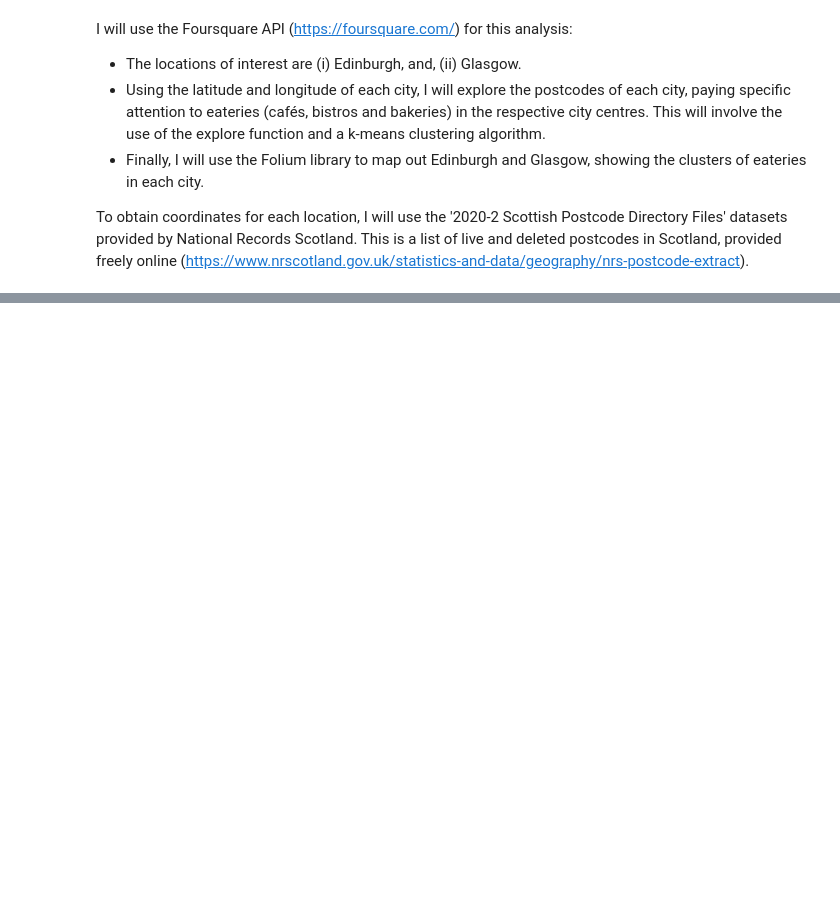
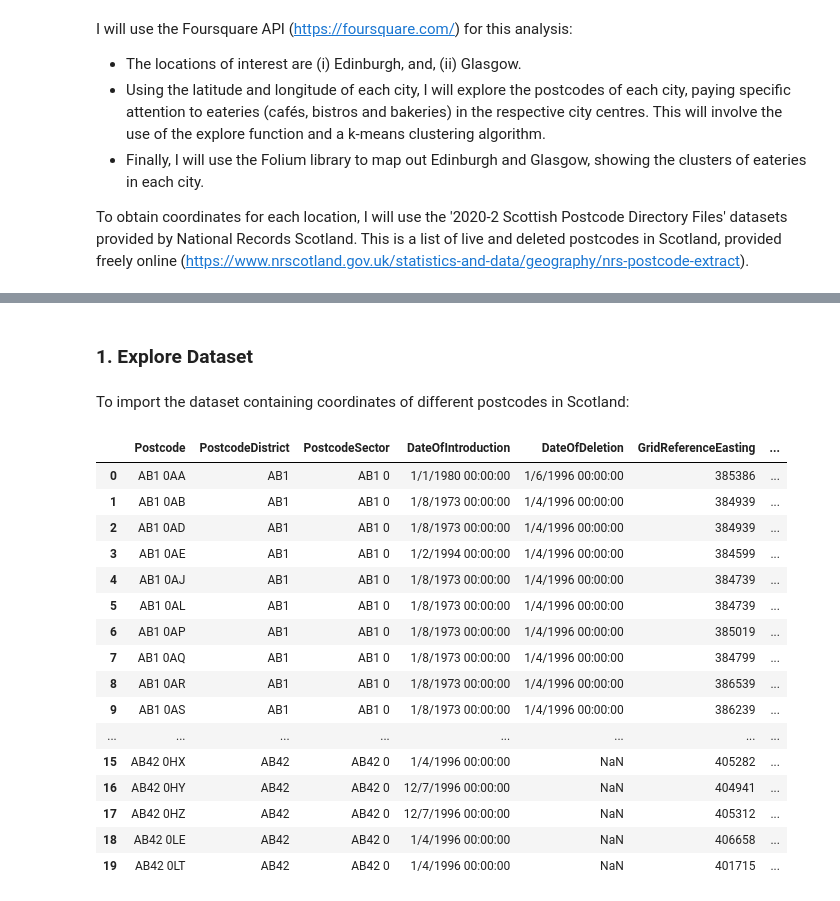
Before and after one commit to lolater/Coursera_Capstone, a Jupyter notebook: Coursera Capstone.ipynb, the cells around one changed output, grey strips where cells are left out. Saved outputs shown, nothing was run; the diff lists cells and outputs as text; code cells hidden in the pictures; blank space fills up the shorter version.

```diff
--- a/Coursera Capstone.ipynb
+++ b/Coursera Capstone.ipynb
@@ -24,0 +29,26 @@ To obtain coordinates for each location, I will use the '2020-2 Scottish Postcod
+# %%
+import numpy as np # to handle vectors
+
+import pandas as pd # for analysis
+pd.set_option('display.max_columns', None)
+pd.set_option('display.max_rows', None)
+
+import json # to handle JSON files
+
+!conda install -c conda-forge geopy --yes
+from geopy.geocoders import Nominatim # to convert an address into latitude and longitude
+
+import requests # to handle requests
+from pandas.io.json import json_normalize # to tranform JSON file into a pandas dataframe
+
+# Matplotlib and associated plotting modules
+import matplotlib.cm as cm
+import matplotlib.colors as colors
+
+# import k-means from clustering stage
+from sklearn.cluster import KMeans
+
+!conda install -c conda-forge folium=0.5.0 --yes
+import folium # map rendering library
+
+print('Libraries imported.')
@@ -24,0 +73,34 @@ To obtain coordinates for each location, I will use the '2020-2 Scottish Postcod
+# %% [markdown]
+### 1. Explore Dataset
+# %% [markdown]
+To import the dataset containing coordinates of different postcodes in Scotland:
+# %%
+
+import types
+import pandas as pd
+from botocore.client import Config
+import ibm_boto3
+
+def __iter__(self): return 0
+
+df_data_1 = pd.read_csv(body)
+
+df_data_1.head(20)
+# %% [output]
+|  | Postcode | PostcodeDistrict | PostcodeSector | DateOfIntroduction | DateOfDeletion | GridReferenceEasting | ... |
+| 0 | AB1 0AA | AB1 | AB1 0 | 1/1/1980 00:00:00 | 1/6/1996 00:00:00 | 385386 | ... |
+| 1 | AB1 0AB | AB1 | AB1 0 | 1/8/1973 00:00:00 | 1/4/1996 00:00:00 | 384939 | ... |
+| 2 | AB1 0AD | AB1 | AB1 0 | 1/8/1973 00:00:00 | 1/4/1996 00:00:00 | 384939 | ... |
+| 3 | AB1 0AE | AB1 | AB1 0 | 1/2/1994 00:00:00 | 1/4/1996 00:00:00 | 384599 | ... |
+| 4 | AB1 0AJ | AB1 | AB1 0 | 1/8/1973 00:00:00 | 1/4/1996 00:00:00 | 384739 | ... |
+| 5 | AB1 0AL | AB1 | AB1 0 | 1/8/1973 00:00:00 | 1/4/1996 00:00:00 | 384739 | ... |
+| 6 | AB1 0AP | AB1 | AB1 0 | 1/8/1973 00:00:00 | 1/4/1996 00:00:00 | 385019 | ... |
+| 7 | AB1 0AQ | AB1 | AB1 0 | 1/8/1973 00:00:00 | 1/4/1996 00:00:00 | 384799 | ... |
+| 8 | AB1 0AR | AB1 | AB1 0 | 1/8/1973 00:00:00 | 1/4/1996 00:00:00 | 386539 | ... |
+| 9 | AB1 0AS | AB1 | AB1 0 | 1/8/1973 00:00:00 | 1/4/1996 00:00:00 | 386239 | ... |
+| ... | ... | ... | ... | ... | ... | ... | ... |
+| 15 | AB42 0HX | AB42 | AB42 0 | 1/4/1996 00:00:00 | NaN | 405282 | ... |
+| 16 | AB42 0HY | AB42 | AB42 0 | 12/7/1996 00:00:00 | NaN | 404941 | ... |
+| 17 | AB42 0HZ | AB42 | AB42 0 | 12/7/1996 00:00:00 | NaN | 405312 | ... |
+| 18 | AB42 0LE | AB42 | AB42 0 | 1/4/1996 00:00:00 | NaN | 406658 | ... |
+| 19 | AB42 0LT | AB42 | AB42 0 | 1/4/1996 00:00:00 | NaN | 401715 | ... |
```
Also changed, not shown: parts of 40 cells of this notebook.
